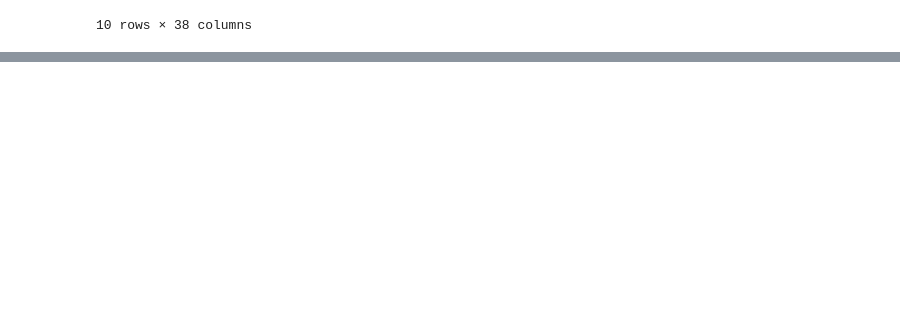
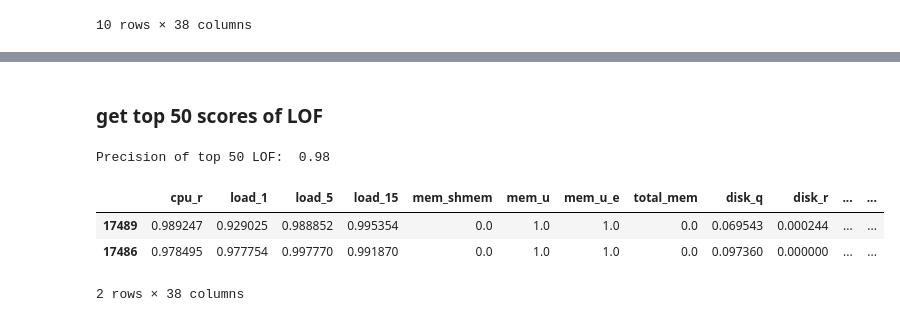
Before and after one commit to haiduongnguyen/Opstimus, a Jupyter notebook: experiments/exp02_SMD/run_exp02.ipynb, the cells around one changed output, grey strips where cells are left out. Saved outputs shown, nothing was run; the diff lists cells and outputs as text; code cells hidden in the pictures; blank space fills up the shorter version.

```diff
--- a/experiments/exp02_SMD/run_exp02.ipynb
+++ b/experiments/exp02_SMD/run_exp02.ipynb
@@ -328,0 +486,16 @@ lof_tp_deviation[lof_tp_deviation.abs() >= 3]
+# %% [markdown]
+### get top 50 scores of LOF
+# %%
+top_50_lof_indices = np.argsort(lof_scores)[:50]
+top_50_lof_data = test_data.iloc[top_50_lof_indices]
+
+true_label_50_lof = test_label.iloc[top_50_lof_indices]
+print("Precision of top 50 LOF: ", precision_score(true_label_50_lof, np.ones_like(true_label_50_lof)))
+
+top_50_lof_data.head(2)
+# %% [output]
+Precision of top 50 LOF:  0.98
+|  | cpu_r | load_1 | load_5 | load_15 | mem_shmem | mem_u | mem_u_e | total_mem | disk_q | disk_r | ... | ... |
+| 17489 | 0.989247 | 0.929025 | 0.988852 | 0.995354 | 0.0 | 1.0 | 1.0 | 0.0 | 0.069543 | 0.000244 | ... | ... |
+| 17486 | 0.978495 | 0.977754 | 0.997770 | 0.991870 | 0.0 | 1.0 | 1.0 | 0.0 | 0.097360 | 0.000000 | ... | ... |
+2 rows × 38 columns
```
Also changed, not shown: parts of 33 cells of this notebook.
